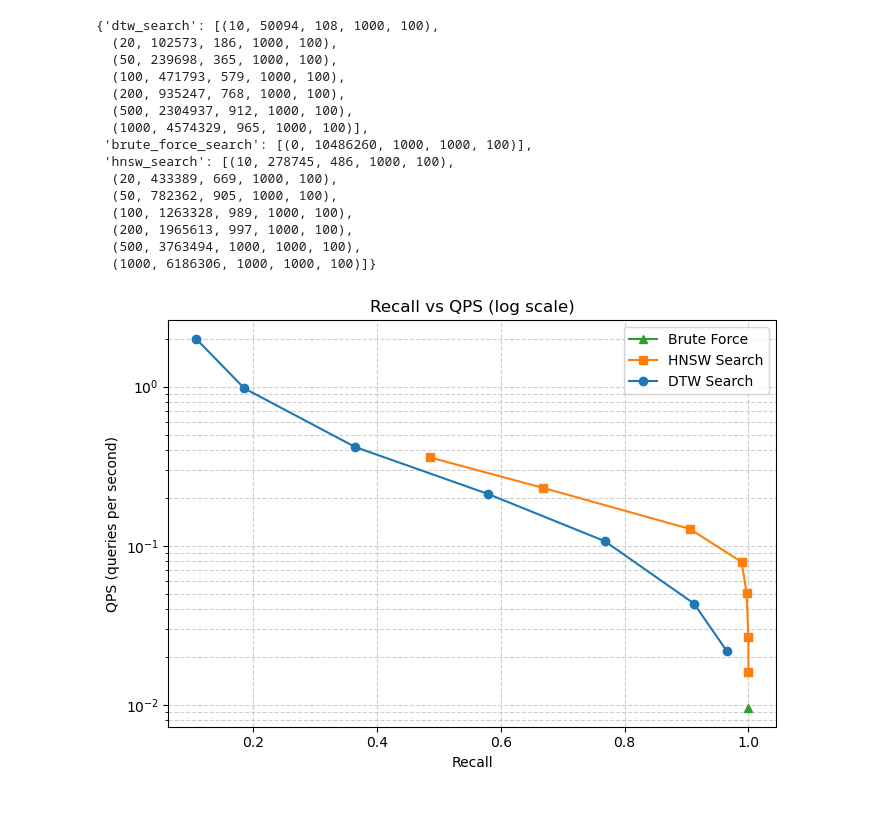
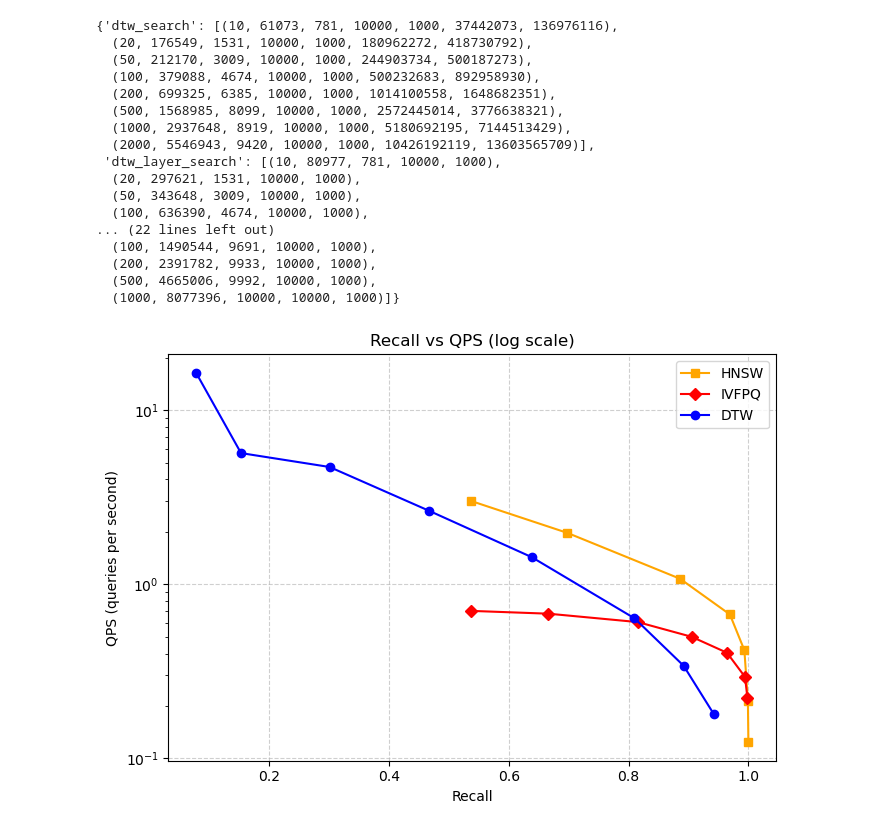
Before and after one commit to t0ush1/VectorSequenceSearch, a Jupyter notebook: plot/demo_plot.ipynb, the cells around one changed output. Cells and saved outputs as stored; diff of their text form; code cells hidden in the pictures.

```diff
--- a/plot/demo_plot.ipynb
+++ b/plot/demo_plot.ipynb
@@ -2,7 +2,7 @@
 import os
 import csv
 
-csv_dir = "../log/droid/vectors-dinov2/64-32-Uni_8_16-10-1K"
+csv_dir = "../log/droid/vectors-dinov2/64-32-Uni_8_16-10-10K"
 
 data_dict = {}
 
@@ -23,52 +23,57 @@ for csv_name in os.listdir(csv_dir):
 
 data_dict
 # %% [output]
-{'dtw_search': [(10, 50094, 108, 1000, 100),
-  (20, 102573, 186, 1000, 100),
-  (50, 239698, 365, 1000, 100),
-  (100, 471793, 579, 1000, 100),
-  (200, 935247, 768, 1000, 100),
-  (500, 2304937, 912, 1000, 100),
-  (1000, 4574329, 965, 1000, 100)],
- 'brute_force_search': [(0, 10486260, 1000, 1000, 100)],
- 'hnsw_search': [(10, 278745, 486, 1000, 100),
-  (20, 433389, 669, 1000, 100),
-  (50, 782362, 905, 1000, 100),
-  (100, 1263328, 989, 1000, 100),
-  (200, 1965613, 997, 1000, 100),
-  (500, 3763494, 1000, 1000, 100),
-  (1000, 6186306, 1000, 1000, 100)]}
+{'dtw_search': [(10, 61073, 781, 10000, 1000, 37442073, 136976116),
+  (20, 176549, 1531, 10000, 1000, 180962272, 418730792),
+  (50, 212170, 3009, 10000, 1000, 244903734, 500187273),
+  (100, 379088, 4674, 10000, 1000, 500232683, 892958930),
+  (200, 699325, 6385, 10000, 1000, 1014100558, 1648682351),
+  (500, 1568985, 8099, 10000, 1000, 2572445014, 3776638321),
+  (1000, 2937648, 8919, 10000, 1000, 5180692195, 7144513429),
+  (2000, 5546943, 9420, 10000, 1000, 10426192119, 13603565709)],
+ 'dtw_layer_search': [(10, 80977, 781, 10000, 1000),
+  (20, 297621, 1531, 10000, 1000),
+  (50, 343648, 3009, 10000, 1000),
+  (100, 636390, 4674, 10000, 1000),
+... (22 lines left out)
+  (100, 1490544, 9691, 10000, 1000),
+  (200, 2391782, 9933, 10000, 1000),
+  (500, 4665006, 9992, 10000, 1000),
+  (1000, 8077396, 10000, 10000, 1000)]}
 # %%
 import matplotlib.pyplot as plt
 
 
 plot_styles = {
-    "brute_force": {"color": "tab:green", "marker": "^", "label": "Brute Force"},
-    "hnsw": {"color": "tab:orange", "marker": "s", "label": "HNSW Search"},
-    "dtw": {"color": "tab:blue", "marker": "o", "label": "DTW Search"},
+    # "brute_force": {"color": "green", "marker": "^", "label": "Brute Force"},
+    "hnsw": {"color": "orange", "marker": "s", "label": "HNSW"},
+    "ivfpq": {"color": "red", "marker": "D", "label": "IVFPQ"},
+    "dtw": {"color": "blue", "marker": "o", "label": "DTW"},
+    # "dtw_layer": {"color": "cyan", "marker": "<", "label": "DTW Layer"},
+    # "my_hnsw": {"color": "magenta", "marker": ">", "label": "My HNSW"},
 }
 
 
 def extract_xy(records):
-    recall = [hit / total for _, _, hit, total, _ in records]
-    qps = [q_num / (time / 1000) for _, time, _, _, q_num in records]
+    recall = [r[2] / r[3] for r in records]
+    qps = [r[4] / (r[1] / 1000) for r in records]
     return recall, qps
 
 
 plt.figure(figsize=(7, 5))
 
 for algm, style in plot_styles.items():
     records = data_dict[algm + "_search"]
     recall, qps = extract_xy(records)
     plt.plot(recall, qps, marker=style["marker"], color=style["color"], label=style["label"], linewidth=1.5)
 
 plt.xlabel("Recall")
 plt.ylabel("QPS (queries per second)")
 plt.yscale("log")
 plt.title("Recall vs QPS (log scale)")
 plt.legend()
-plt.grid(True, which="both", linestyle="--", alpha=0.6)
+plt.grid(True, linestyle="--", alpha=0.6)
 plt.tight_layout()
 plt.show()
 # %% [output]
-[figure, old version]
+[figure, new version]
```
Also changed, not shown: parts of 1 cell of this notebook, 9 other files.
